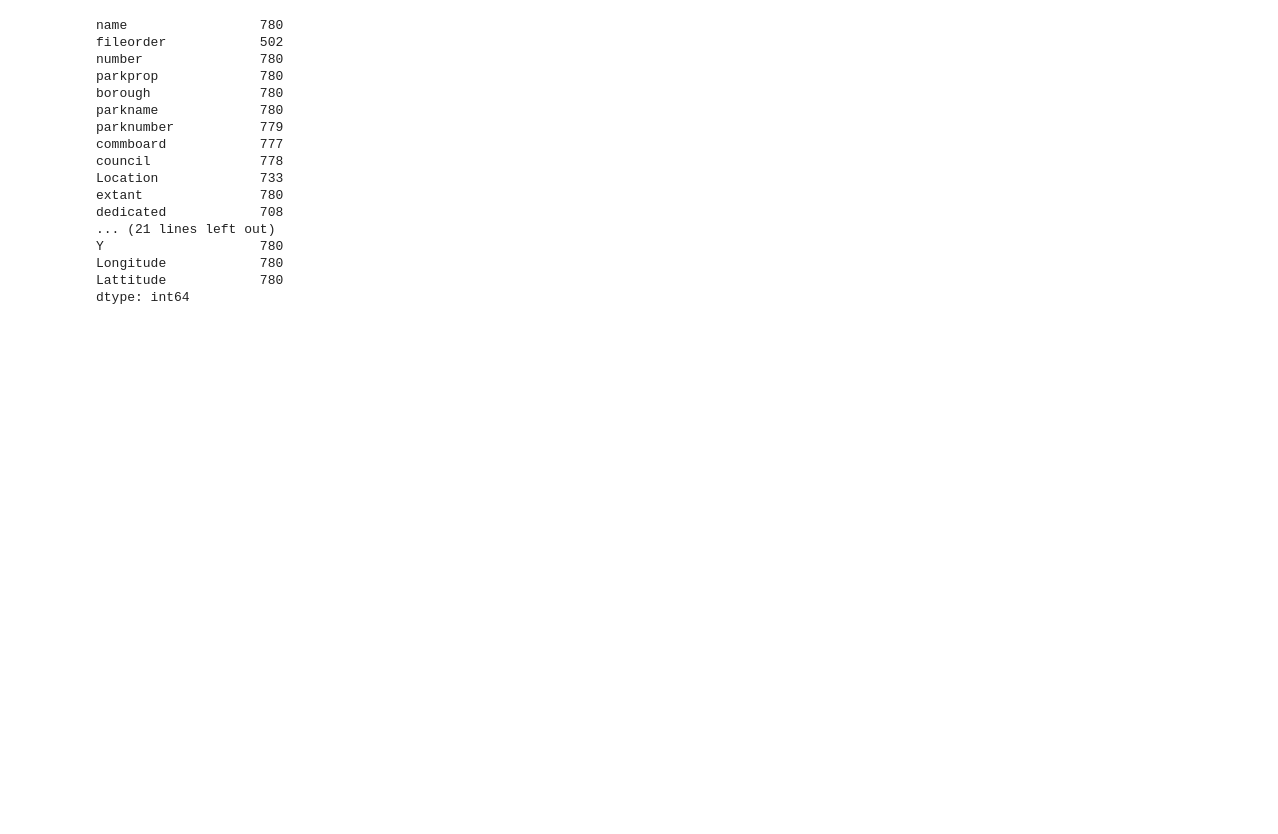
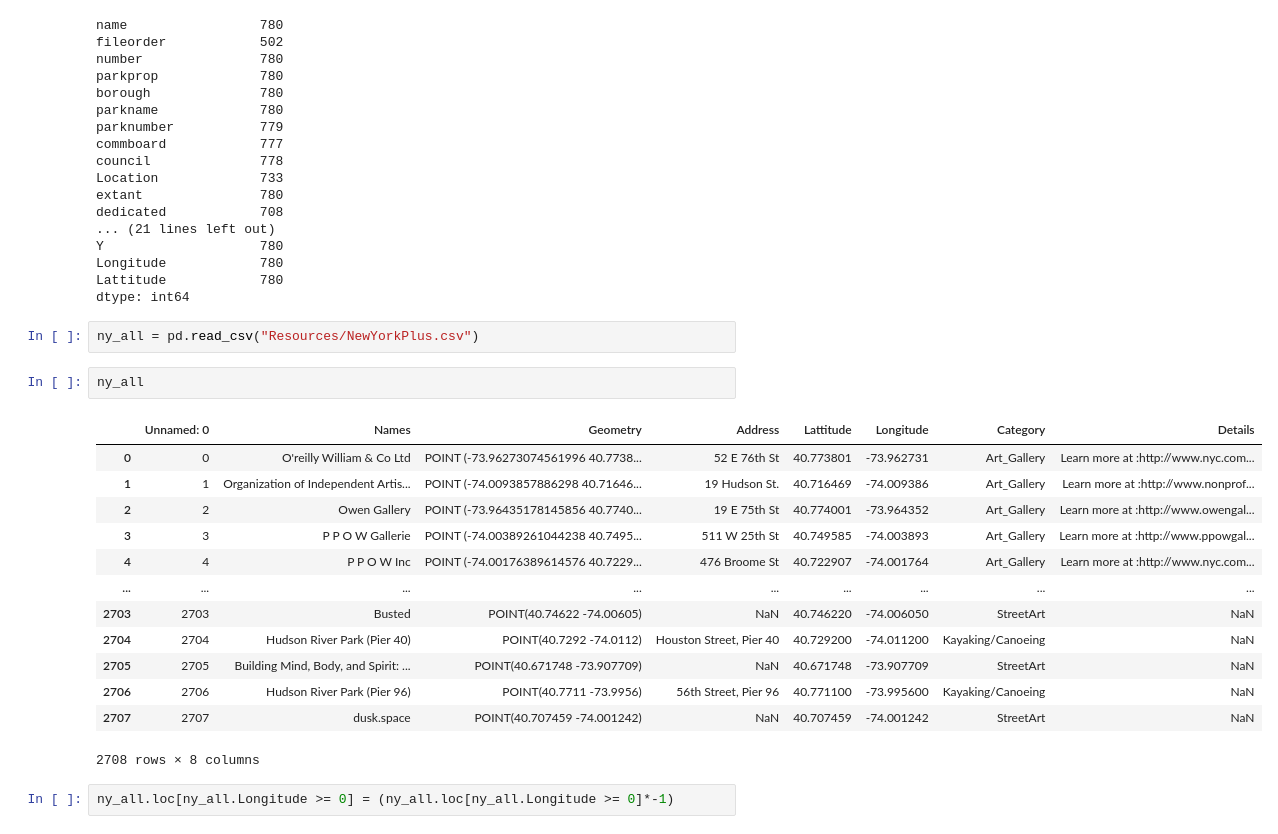
Before and after one commit to js816/New_York_-_London_Weather_Predictions, a Jupyter notebook: conver_latlong_test.ipynb, the cells around one changed output. Cells and saved outputs as stored; diff of their text form; blank space fills up the shorter version.

```diff
--- a/conver_latlong_test.ipynb
+++ b/conver_latlong_test.ipynb
@@ -91,3 +91,23 @@ Y                    780
 Longitude            780
 Lattitude            780
 dtype: int64
+# %%
+ny_all = pd.read_csv("Resources/NewYorkPlus.csv")
+# %%
+ny_all
+# %% [output]
+|  | Unnamed: 0 | Names | Geometry | Address | Lattitude | Longitude | Category | Details |
+| 0 | 0 | O'reilly William & Co Ltd | POINT (-73.96273074561996 40.7738... | 52 E 76th St | 40.773801 | -73.962731 | Art_Gallery | Learn more at :http://www.nyc.com... |
+| 1 | 1 | Organization of Independent Artis... | POINT (-74.0093857886298 40.71646... | 19 Hudson St. | 40.716469 | -74.009386 | Art_Gallery | Learn more at :http://www.nonprof... |
+| 2 | 2 | Owen Gallery | POINT (-73.96435178145856 40.7740... | 19 E 75th St | 40.774001 | -73.964352 | Art_Gallery | Learn more at :http://www.owengal... |
+| 3 | 3 | P P O W Gallerie | POINT (-74.00389261044238 40.7495... | 511 W 25th St | 40.749585 | -74.003893 | Art_Gallery | Learn more at :http://www.ppowgal... |
+| 4 | 4 | P P O W Inc | POINT (-74.00176389614576 40.7229... | 476 Broome St | 40.722907 | -74.001764 | Art_Gallery | Learn more at :http://www.nyc.com... |
+| ... | ... | ... | ... | ... | ... | ... | ... | ... |
+| 2703 | 2703 | Busted | POINT(40.74622 -74.00605) | NaN | 40.746220 | -74.006050 | StreetArt | NaN |
+| 2704 | 2704 | Hudson River Park (Pier 40) | POINT(40.7292 -74.0112) | Houston Street, Pier 40 | 40.729200 | -74.011200 | Kayaking/Canoeing | NaN |
+| 2705 | 2705 | Building Mind, Body, and Spirit: ... | POINT(40.671748 -73.907709) | NaN | 40.671748 | -73.907709 | StreetArt | NaN |
+| 2706 | 2706 | Hudson River Park (Pier 96) | POINT(40.7711 -73.9956) | 56th Street, Pier 96 | 40.771100 | -73.995600 | Kayaking/Canoeing | NaN |
+| 2707 | 2707 | dusk.space | POINT(40.707459 -74.001242) | NaN | 40.707459 | -74.001242 | StreetArt | NaN |
+2708 rows × 8 columns
+# %%
+ny_all.loc[ny_all.Longitude >= 0] = (ny_all.loc[ny_all.Longitude >= 0]*-1)
```
Also changed, not shown: parts of 7 cells of this notebook, 2 other files.
